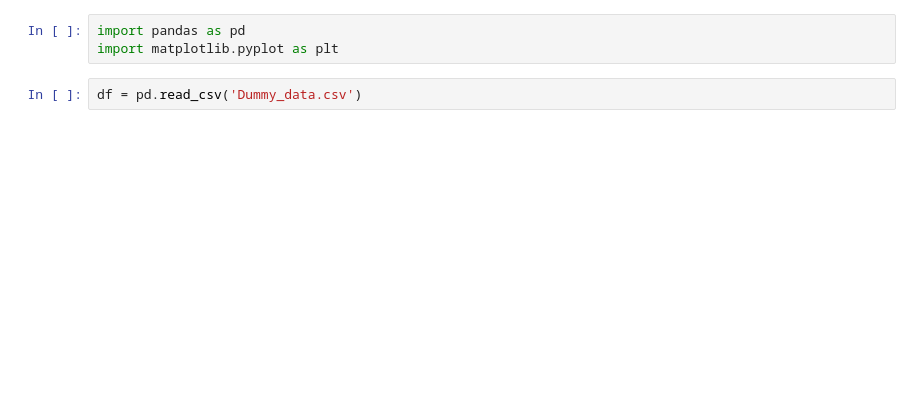
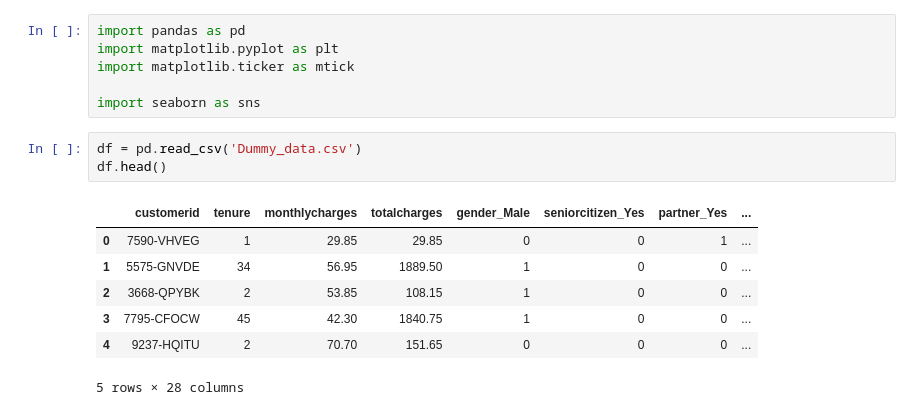
Before and after one commit to KristofVandewynckel/Telecom_Churn, a Jupyter notebook: Data Visualization.ipynb, the cells around one changed output. Saved outputs shown, nothing was run; the diff lists cells and outputs as text; blank space fills up the shorter version.

```diff
--- a/Data Visualization.ipynb
+++ b/Data Visualization.ipynb
@@ -1,8 +1,20 @@
 # %%
 import pandas as pd
 import matplotlib.pyplot as plt
+import matplotlib.ticker as mtick
+
+import seaborn as sns
 # %%
 df = pd.read_csv('Dummy_data.csv')
+df.head()
+# %% [output]
+|  | customerid | tenure | monthlycharges | totalcharges | gender_Male | seniorcitizen_Yes | partner_Yes | ... |
+| 0 | 7590-VHVEG | 1 | 29.85 | 29.85 | 0 | 0 | 1 | ... |
+| 1 | 5575-GNVDE | 34 | 56.95 | 1889.50 | 1 | 0 | 0 | ... |
+| 2 | 3668-QPYBK | 2 | 53.85 | 108.15 | 1 | 0 | 0 | ... |
+| 3 | 7795-CFOCW | 45 | 42.30 | 1840.75 | 1 | 0 | 0 | ... |
+| 4 | 9237-HQITU | 2 | 70.70 | 151.65 | 0 | 0 | 0 | ... |
+5 rows × 28 columns
 # %%
 #Get Correlation of "Churn" with other variables:
 plt.figure(figsize=(15,8))
```
Also changed, not shown: parts of 4 cells of this notebook.
